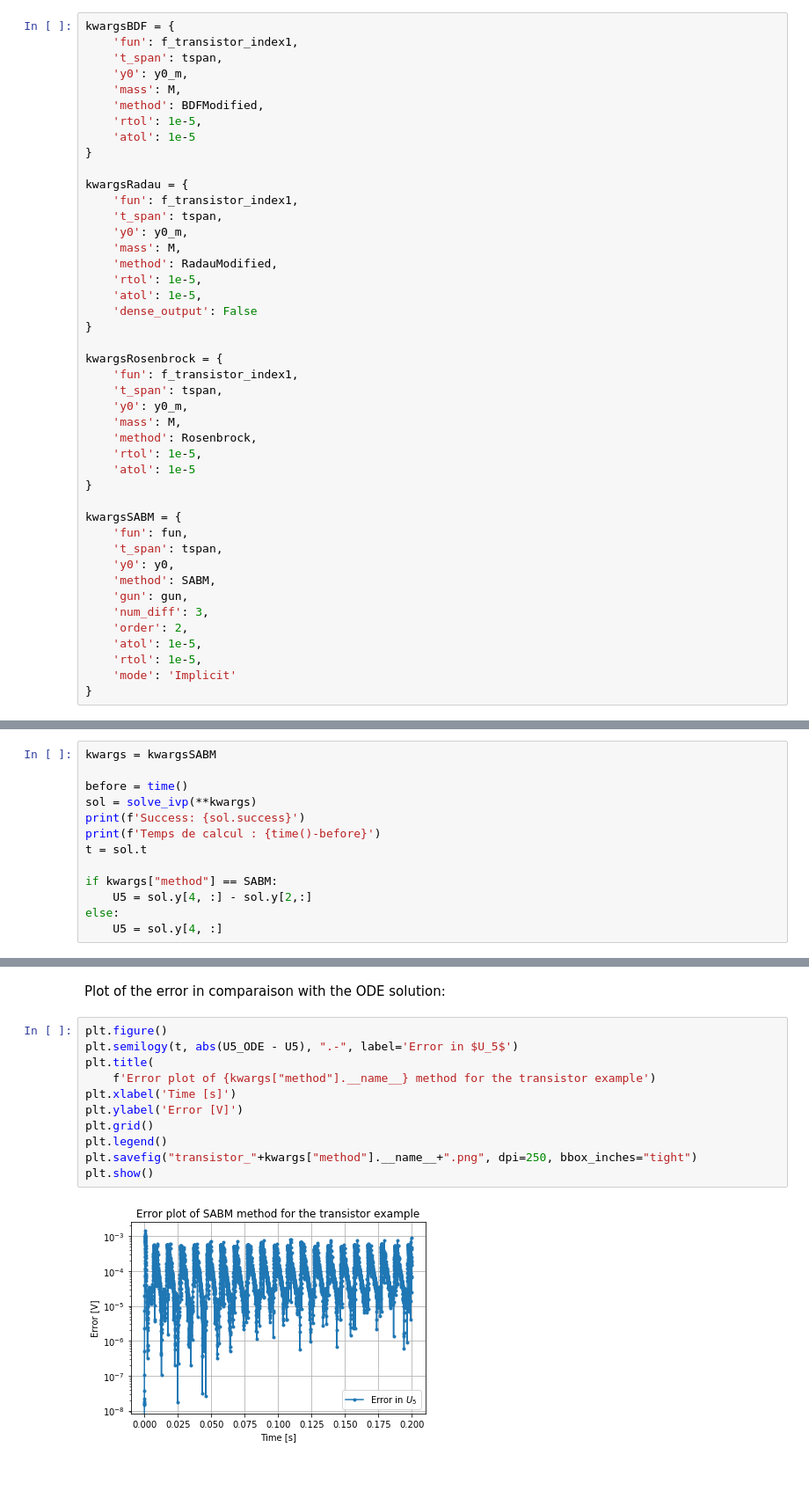
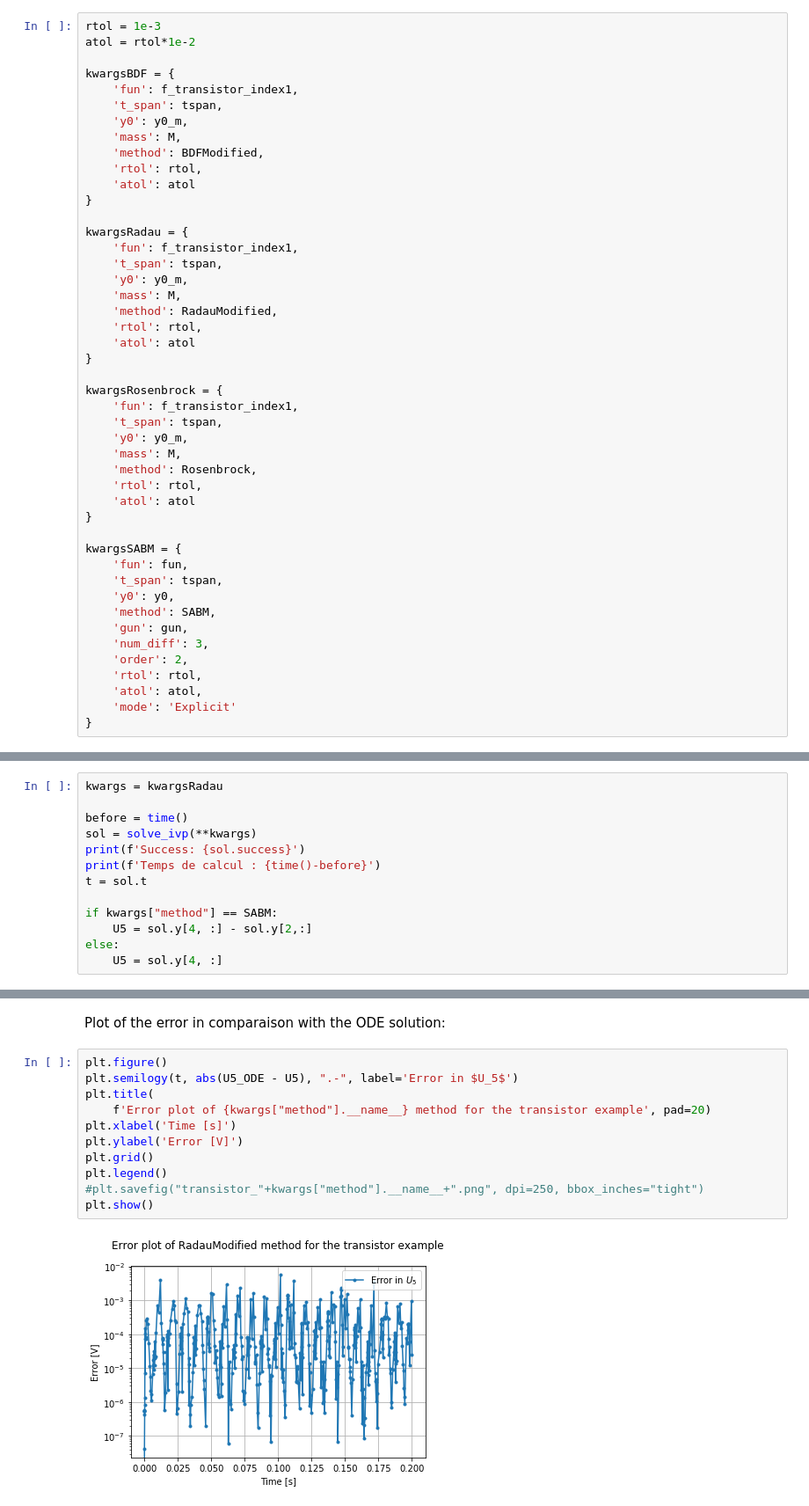
Before and after one commit to ocheffert/Notebooks---Master-thesis, a Jupyter notebook: transistor.ipynb, the cells around one changed output, grey strips where cells are left out. Shown at 88% size. Saved outputs shown, nothing was run; the diff lists cells and outputs as text; blank space fills up the shorter version.

```diff
--- a/transistor.ipynb
+++ b/transistor.ipynb
@@ -144,14 +144,17 @@ def gun(t, y, x):
 # %% [markdown]
 Parameters of the DAEs solvers similar to those scipy solve_ivp:
 # %%
+rtol = 1e-3
+atol = rtol*1e-2
+
 kwargsBDF = {
     'fun': f_transistor_index1,
     't_span': tspan,
     'y0': y0_m,
     'mass': M,
     'method': BDFModified,
-    'rtol': 1e-5,
-    'atol': 1e-5
+    'rtol': rtol,
+    'atol': atol
 }
 
 kwargsRadau = {
@@ -160,9 +163,8 @@ kwargsRadau = {
     'y0': y0_m,
     'mass': M,
     'method': RadauModified,
-    'rtol': 1e-5,
-    'atol': 1e-5,
-    'dense_output': False
+    'rtol': rtol,
+    'atol': atol
 }
 
 kwargsRosenbrock = {
@@ -171,8 +173,8 @@ kwargsRosenbrock = {
     'y0': y0_m,
     'mass': M,
     'method': Rosenbrock,
-    'rtol': 1e-5,
-    'atol': 1e-5
+    'rtol': rtol,
+    'atol': atol
 }
 
 kwargsSABM = {
@@ -183,14 +185,14 @@ kwargsSABM = {
     'gun': gun,
     'num_diff': 3,
     'order': 2,
-    'atol': 1e-5,
-    'rtol': 1e-5,
-    'mode': 'Implicit'
+    'rtol': rtol,
+    'atol': atol,
+    'mode': 'Explicit'
 }
 # %% [markdown]
 Solve the DAEs:
 # %%
-kwargs = kwargsSABM
+kwargs = kwargsRadau
 
 before = time()
 sol = solve_ivp(**kwargs)
@@ -249,13 +251,13 @@ Plot of the error in comparaison with the ODE solution:
 # %%
 plt.figure()
 plt.semilogy(t, abs(U5_ODE - U5), ".-", label='Error in $U_5$')
 plt.title(
-    f'Error plot of {kwargs["method"].__name__} method for the transistor example')
+    f'Error plot of {kwargs["method"].__name__} method for the transistor example', pad=20)
 plt.xlabel('Time [s]')
 plt.ylabel('Error [V]')
 plt.grid()
 plt.legend()
-plt.savefig("transistor_"+kwargs["method"].__name__+".png", dpi=250, bbox_inches="tight")
+#plt.savefig("transistor_"+kwargs["method"].__name__+".png", dpi=250, bbox_inches="tight")
 plt.show()
 # %% [output]
-[figure, old version]
+[figure, new version]
```
Also changed, not shown: parts of 1 cell of this notebook, 8 other files.
